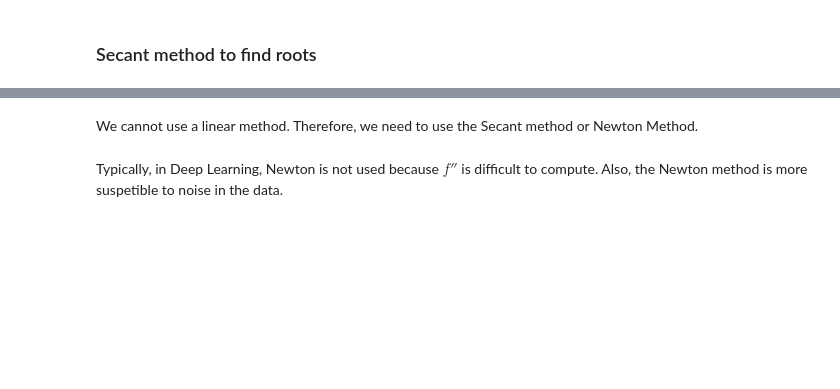
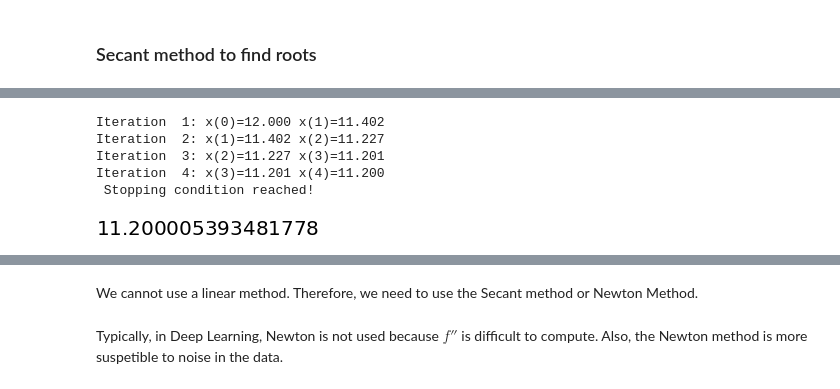
Before and after one commit to sheikhomar/opan, a Jupyter notebook: lec07.ipynb, the cells around one changed output, grey strips where cells are left out. Cells and saved outputs as stored; diff of their text form; code cells hidden in the pictures; blank space fills up the shorter version.

```diff
--- a/lec07.ipynb
+++ b/lec07.ipynb
@@ -347,2 +349,11 @@ The starting point is always tricky. If a bad starting point is chosen we may en
 # %% [markdown]
 <img src="figures/lecture-07/example-7.6-result.png" width="600" />
+# %%
+ex76.find_root(x_minus1=13, x_0=12)
+# %% [output]
+Iteration  1: x(0)=12.000 x(1)=11.402
+Iteration  2: x(1)=11.402 x(2)=11.227
+Iteration  3: x(2)=11.227 x(3)=11.201
+Iteration  4: x(3)=11.201 x(4)=11.200
+ Stopping condition reached!
+[figure, added]
```
Also changed, not shown: parts of 26 cells of this notebook, 4 other files.
